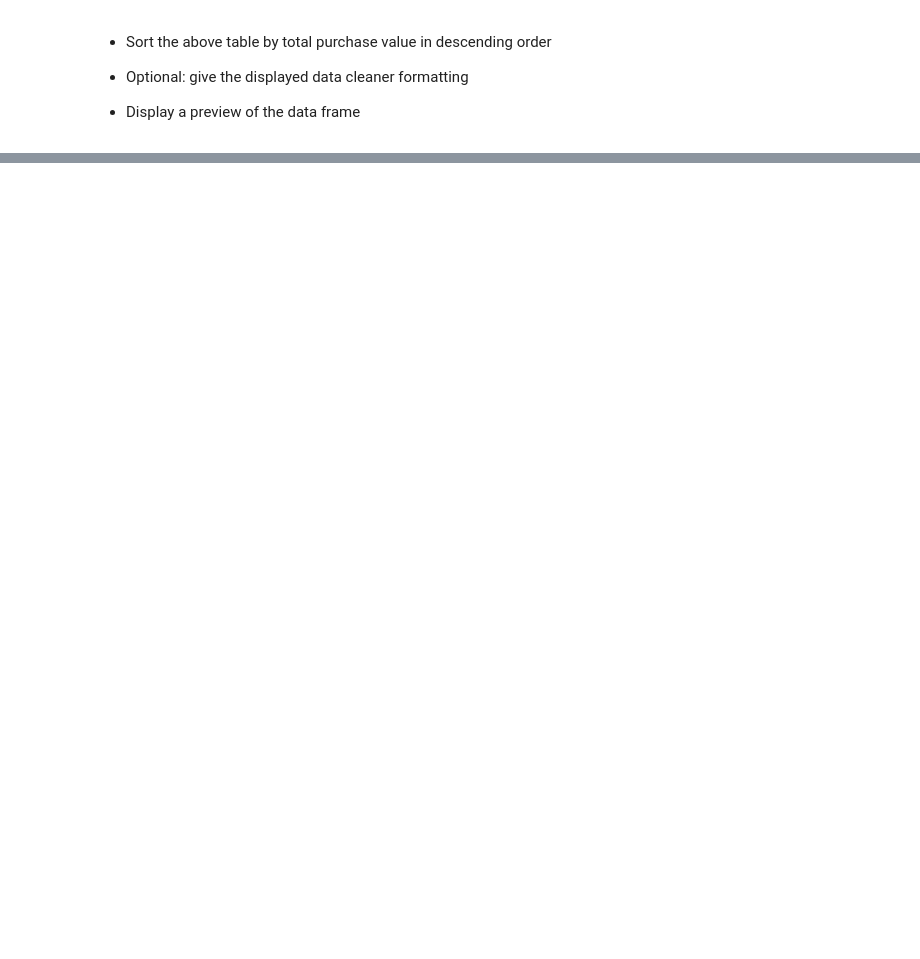
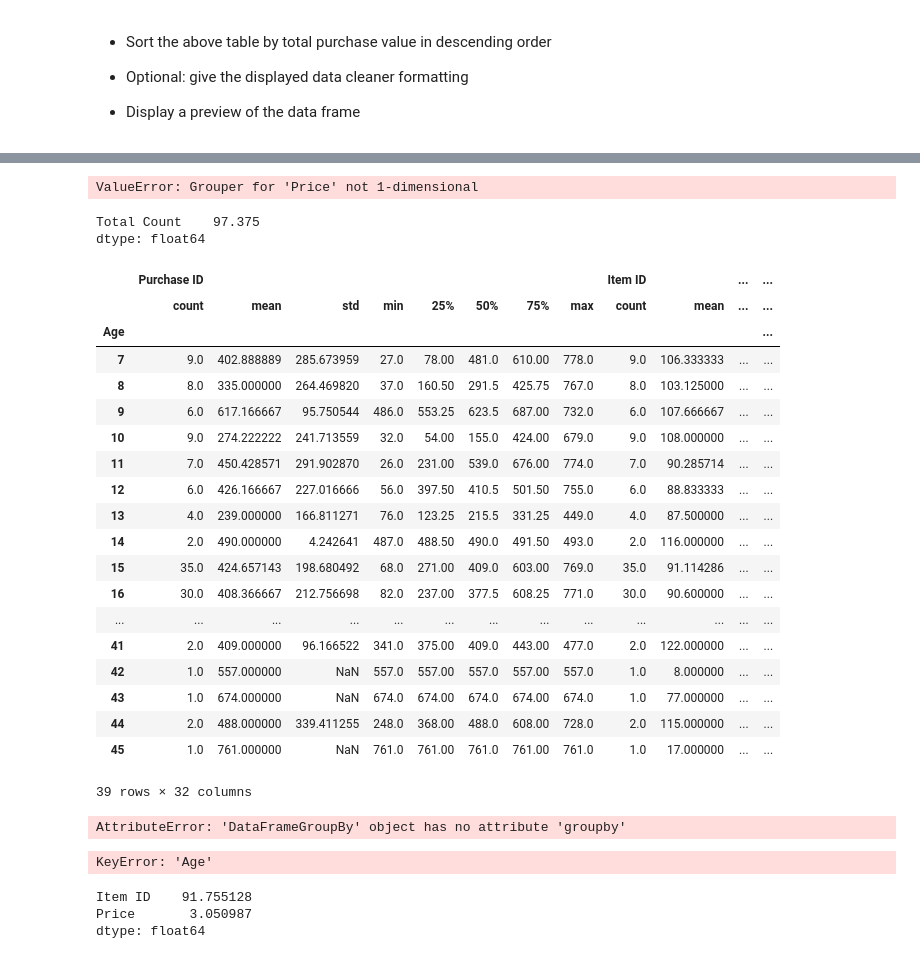
Before and after one commit to MComitor/pandas-challenge, a Jupyter notebook: HeroesOfPymoli.ipynb, the cells around one changed output, grey strips where cells are left out. Saved outputs shown, nothing was run; the diff lists cells and outputs as text; code cells hidden in the pictures; blank space fills up the shorter version.

```diff
--- a/HeroesOfPymoli.ipynb
+++ b/HeroesOfPymoli.ipynb
@@ -321,7 +389,3 @@ len(group_labels)
 # %%
 # Slice the data and place it into bins
 # pd.cut(myfile_df["Age"], bins, labels=group_labels).head()
-# %%
-# Create a group based off of the bins
-age_bin_df = myfile_df.groupby("Age")
-age_bin_df
@@ -466,0 +651,52 @@ total_value.head()
+# %%
+purchase_counts = new_group_df.groupby("Price").mean()
+purchase_counts
+# %% [output]
+ValueError: Grouper for 'Price' not 1-dimensional
+# %%
+gender_ranges_df.mean()
+# %% [output]
+Total Count    97.375
+dtype: float64
+# %%
+age_bin_df.mean()
+age_bin_df.describe()
+# %% [output]
+|  | Purchase ID |  |  |  |  |  |  |  | Item ID |  | ... | ... |
+|  | count | mean | std | min | 25% | 50% | 75% | max | count | mean | ... | ... |
+| Age |  |  |  |  |  |  |  |  |  |  |  | ... |
+| 7 | 9.0 | 402.888889 | 285.673959 | 27.0 | 78.00 | 481.0 | 610.00 | 778.0 | 9.0 | 106.333333 | ... | ... |
+| 8 | 8.0 | 335.000000 | 264.469820 | 37.0 | 160.50 | 291.5 | 425.75 | 767.0 | 8.0 | 103.125000 | ... | ... |
+| 9 | 6.0 | 617.166667 | 95.750544 | 486.0 | 553.25 | 623.5 | 687.00 | 732.0 | 6.0 | 107.666667 | ... | ... |
+| 10 | 9.0 | 274.222222 | 241.713559 | 32.0 | 54.00 | 155.0 | 424.00 | 679.0 | 9.0 | 108.000000 | ... | ... |
+| 11 | 7.0 | 450.428571 | 291.902870 | 26.0 | 231.00 | 539.0 | 676.00 | 774.0 | 7.0 | 90.285714 | ... | ... |
+| 12 | 6.0 | 426.166667 | 227.016666 | 56.0 | 397.50 | 410.5 | 501.50 | 755.0 | 6.0 | 88.833333 | ... | ... |
+| 13 | 4.0 | 239.000000 | 166.811271 | 76.0 | 123.25 | 215.5 | 331.25 | 449.0 | 4.0 | 87.500000 | ... | ... |
+| 14 | 2.0 | 490.000000 | 4.242641 | 487.0 | 488.50 | 490.0 | 491.50 | 493.0 | 2.0 | 116.000000 | ... | ... |
+| 15 | 35.0 | 424.657143 | 198.680492 | 68.0 | 271.00 | 409.0 | 603.00 | 769.0 | 35.0 | 91.114286 | ... | ... |
+| 16 | 30.0 | 408.366667 | 212.756698 | 82.0 | 237.00 | 377.5 | 608.25 | 771.0 | 30.0 | 90.600000 | ... | ... |
+| ... | ... | ... | ... | ... | ... | ... | ... | ... | ... | ... | ... | ... |
+| 41 | 2.0 | 409.000000 | 96.166522 | 341.0 | 375.00 | 409.0 | 443.00 | 477.0 | 2.0 | 122.000000 | ... | ... |
+| 42 | 1.0 | 557.000000 | NaN | 557.0 | 557.00 | 557.0 | 557.00 | 557.0 | 1.0 | 8.000000 | ... | ... |
+| 43 | 1.0 | 674.000000 | NaN | 674.0 | 674.00 | 674.0 | 674.00 | 674.0 | 1.0 | 77.000000 | ... | ... |
+| 44 | 2.0 | 488.000000 | 339.411255 | 248.0 | 368.00 | 488.0 | 608.00 | 728.0 | 2.0 | 115.000000 | ... | ... |
+| 45 | 1.0 | 761.000000 | NaN | 761.0 | 761.00 | 761.0 | 761.00 | 761.0 | 1.0 | 17.000000 | ... | ... |
+39 rows × 32 columns
+# %%
+myfile_df.groupby(["Age Range", "Item Name"]).groupby("Age Range").count()
+myfile_df
+# %% [output]
+AttributeError: 'DataFrameGroupBy' object has no attribute 'groupby'
+# %%
+sorted_df.groupby("Age")
+binned_age_df.head()
+# %% [output]
+KeyError: 'Age'
+# %%
+pokemon_group = new_df.groupby(["Price"])
+pokemon_comparison_df = new_df.mean()
+pokemon_comparison_df
+# %% [output]
+Item ID    91.755128
+Price       3.050987
+dtype: float64
```
Also changed, not shown: parts of 63 cells of this notebook.
